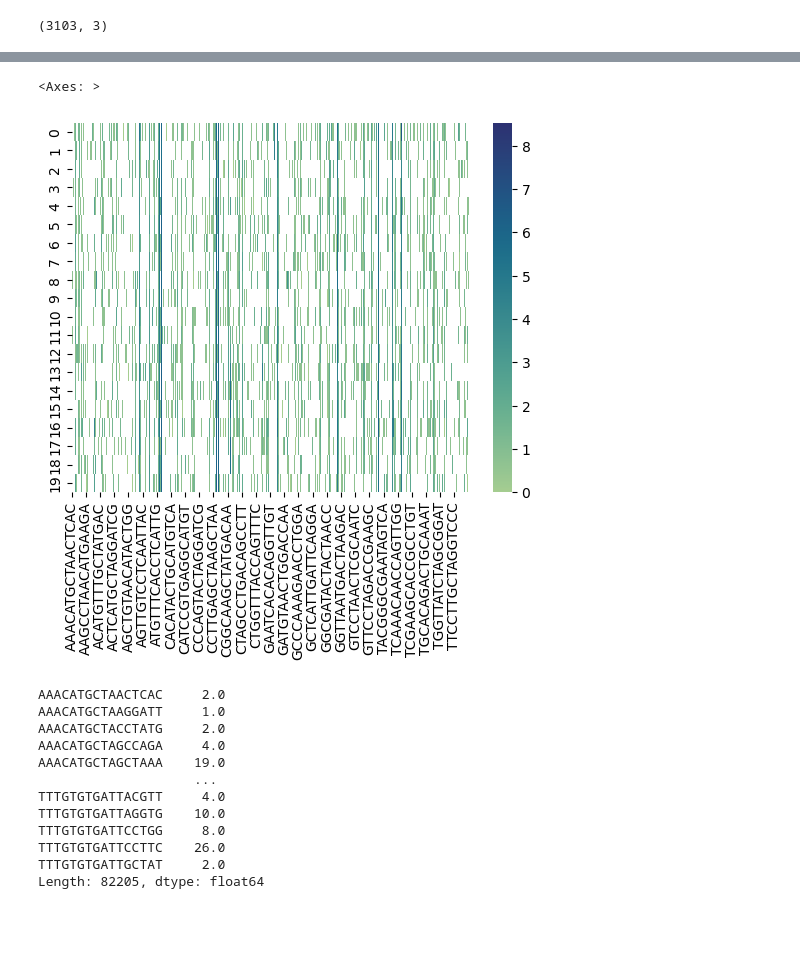
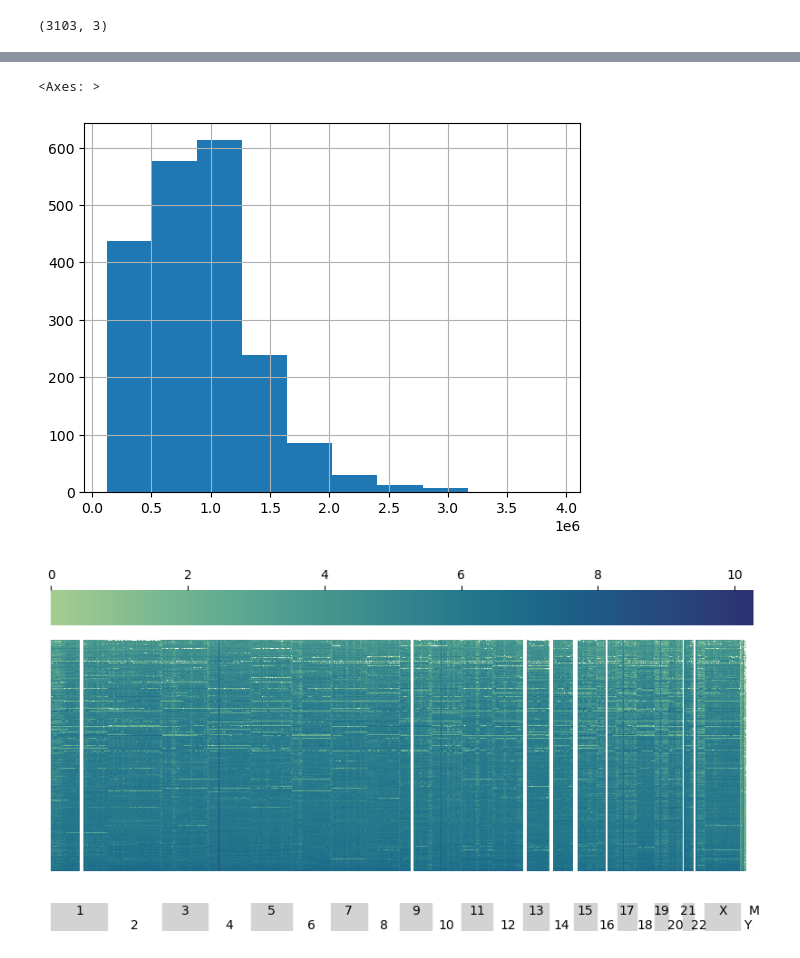
Before and after one commit to cchu70/droplet_DNA, a Jupyter notebook: sandbox/03_Coverage.ipynb, the cells around one changed output, grey strips where cells are left out. Drawn from its saved outputs; the diff is of its cells as text; code cells hidden in the pictures; blank space fills up the shorter version.

```diff
--- a/sandbox/03_Coverage.ipynb
+++ b/sandbox/03_Coverage.ipynb
@@ -86,0 +88,2 @@ full_df = pd.concat([bed_df.iloc[:20], reformat_df], axis=1)
+# %%
+full_df = pd.concat([bed_df, reformat_df], axis=1)
@@ -86,0 +104,2 @@ full_df = pd.concat([bed_df.iloc[:20], reformat_df], axis=1)
+# %%
+barcode_sums = reformat_df.sum().sort_values()
@@ -86,0 +127,3 @@ full_df = pd.concat([bed_df.iloc[:20], reformat_df], axis=1)
+# %%
+convert_cb_df = pd.read_csv(convert_cb_fn, sep='\t')
+colon_spatial_df = pd.read_csv(colon_spatial_fn, sep=',', index_col=0)
@@ -86,0 +146,4 @@ full_df = pd.concat([bed_df.iloc[:20], reformat_df], axis=1)
+# %%
+cb_df = convert_cb_df.set_index('CB').copy()
+subset_idx = (cb_df['RNA'] + '-1').isin(colon_spatial_df.index)
+cb_df.loc[subset_idx, colon_spatial_df.columns.tolist()] = colon_spatial_df.loc[(cb_df.loc[subset_idx, 'RNA'] + '-1').tolist()].to_numpy()
@@ -87,20 +167,28 @@ full_df = pd.concat([bed_df.iloc[:20], reformat_df], axis=1)
+# %%
+barcode_sums[cb_df.loc[subset_idx].index].hist()
+# %% [output]
+<Axes: >
+[figure, added]
 # %%
-sns.heatmap(np.log(reformat_df), cmap='crest')
+fig, axes = plt.subplots(2, figsize=(10, 5), height_ratios=(10, 1), sharex=True)
+sns.heatmap(np.log(full_df[barcode_sums[cb_df.loc[subset_idx].index].sort_values().index]).T, cmap='crest', ax=axes[0], cbar_kws=dict(location='top'))
+axes[0].set_yticks([])
+axes[0].set_xticks([])
+
+axes[1].set_yticks([])
+axes[1].set_xticks([])
+
+i = 0
+axes[1].axis('off')
+for contig in bed_df['chr'].unique():
+    contig_regions_idx = bed_df.query(f"chr == '{contig}'").index
+    if i % 2 == 0:
+        axes[1].axvspan(contig_regions_idx[0], contig_regions_idx[-1], color='lightgray')
+        text_height = 0.7
+    else:
+        text_height = 0.2
+    axes[1].text(np.mean(contig_regions_idx), text_height, contig.strip('chr'), ha='center', va='center')
+    i += 1
+plt.show()
 # %% [output]
-<Axes: >
-[figure, old version]
+[figure, new version]
-# %%
-reformat_df.sum()
-# %% [output]
-AAACATGCTAACTCAC     2.0
-AAACATGCTAAGGATT     1.0
-AAACATGCTACCTATG     2.0
-AAACATGCTAGCCAGA     4.0
-AAACATGCTAGCTAAA    19.0
-                    ...
-TTTGTGTGATTACGTT     4.0
-TTTGTGTGATTAGGTG    10.0
-TTTGTGTGATTCCTGG     8.0
-TTTGTGTGATTCCTTC    26.0
-TTTGTGTGATTGCTAT     2.0
-Length: 82205, dtype: float64
```
Also changed, not shown: parts of 13 cells of this notebook, 1 other file.
